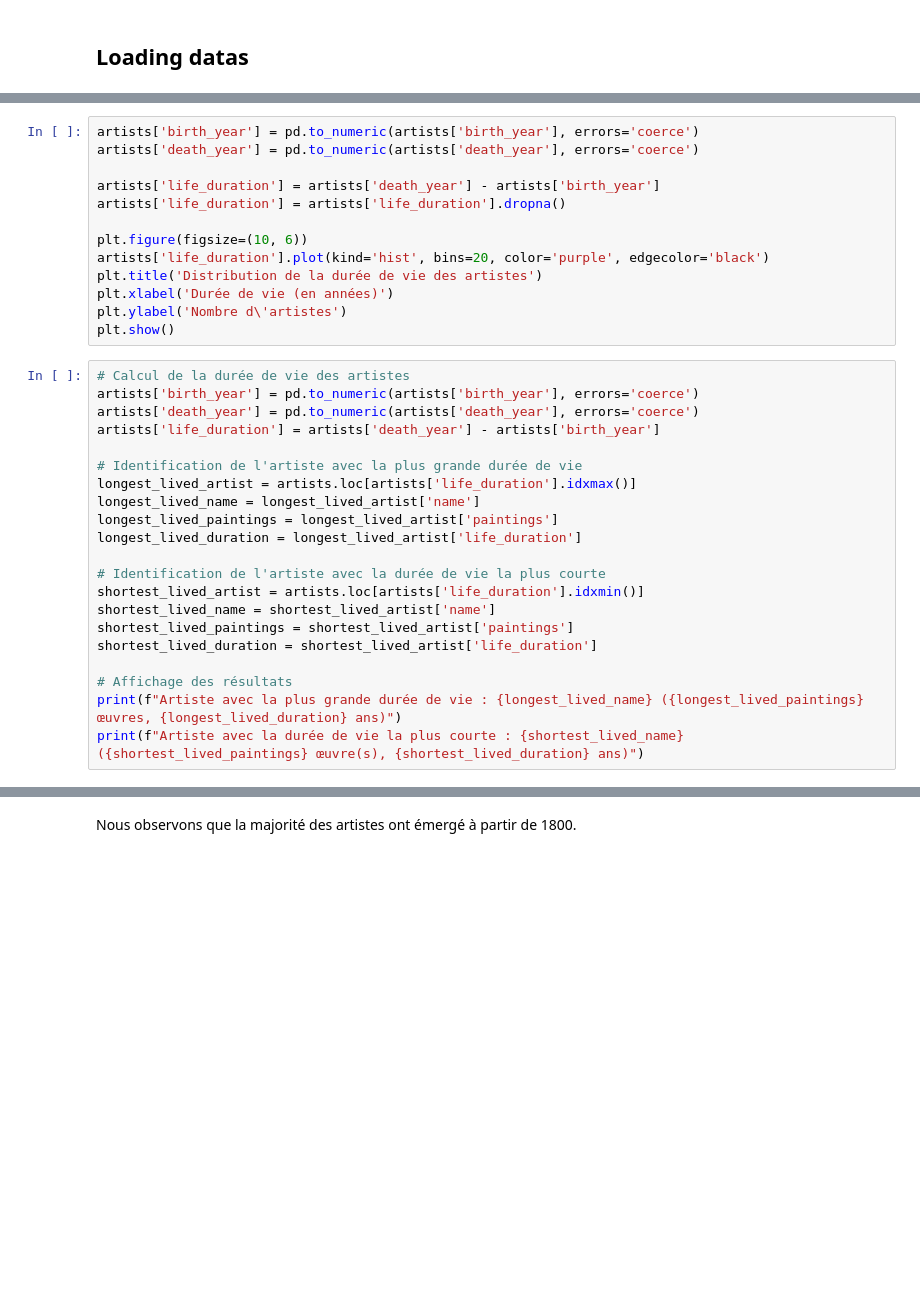
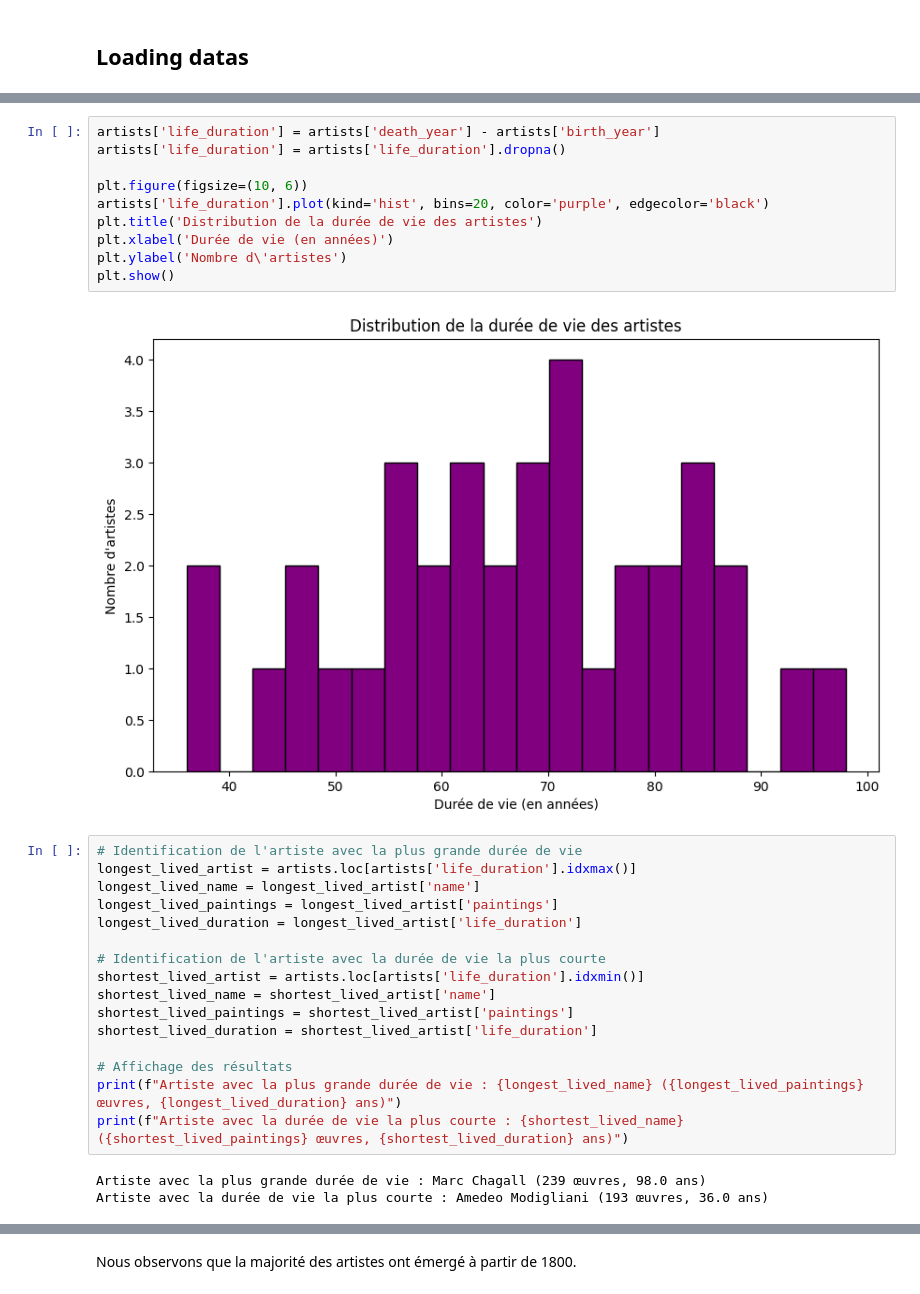
Before and after one commit to Totm33606/hddl_project, a Jupyter notebook: project1/CNN.ipynb, the cells around one changed output, grey strips where cells are left out. Cells and saved outputs as stored; diff of their text form; blank space fills up the shorter version.

```diff
--- a/project1/CNN.ipynb
+++ b/project1/CNN.ipynb
@@ -127,22 +152,16 @@ plt.show()
 # %%
-artists['birth_year'] = pd.to_numeric(artists['birth_year'], errors='coerce')
-artists['death_year'] = pd.to_numeric(artists['death_year'], errors='coerce')
-
 artists['life_duration'] = artists['death_year'] - artists['birth_year']
 artists['life_duration'] = artists['life_duration'].dropna()
 
 plt.figure(figsize=(10, 6))
 artists['life_duration'].plot(kind='hist', bins=20, color='purple', edgecolor='black')
 plt.title('Distribution de la durée de vie des artistes')
 plt.xlabel('Durée de vie (en années)')
 plt.ylabel('Nombre d\'artistes')
 plt.show()
+# %% [output]
+[figure, added]
 # %%
-# Calcul de la durée de vie des artistes
-artists['birth_year'] = pd.to_numeric(artists['birth_year'], errors='coerce')
-artists['death_year'] = pd.to_numeric(artists['death_year'], errors='coerce')
-artists['life_duration'] = artists['death_year'] - artists['birth_year']
-
 # Identification de l'artiste avec la plus grande durée de vie
 longest_lived_artist = artists.loc[artists['life_duration'].idxmax()]
 longest_lived_name = longest_lived_artist['name']
@@ -157,7 +176,10 @@ shortest_lived_duration = shortest_lived_artist['life_duration']
 
 # Affichage des résultats
 print(f"Artiste avec la plus grande durée de vie : {longest_lived_name} ({longest_lived_paintings} œuvres, {longest_lived_duration} ans)")
-print(f"Artiste avec la durée de vie la plus courte : {shortest_lived_name} ({shortest_lived_paintings} œuvre(s), {shortest_lived_duration} ans)")
+print(f"Artiste avec la durée de vie la plus courte : {shortest_lived_name} ({shortest_lived_paintings} œuvres, {shortest_lived_duration} ans)")
+# %% [output]
+Artiste avec la plus grande durée de vie : Marc Chagall (239 œuvres, 98.0 ans)
+Artiste avec la durée de vie la plus courte : Amedeo Modigliani (193 œuvres, 36.0 ans)
 # %%
 correlation = artists['life_duration'].corr(artists['paintings'])
 print(f"Corrélation entre durée de vie et nombre d’œuvres : {correlation}")
```
Also changed, not shown: parts of 30 cells of this notebook.
